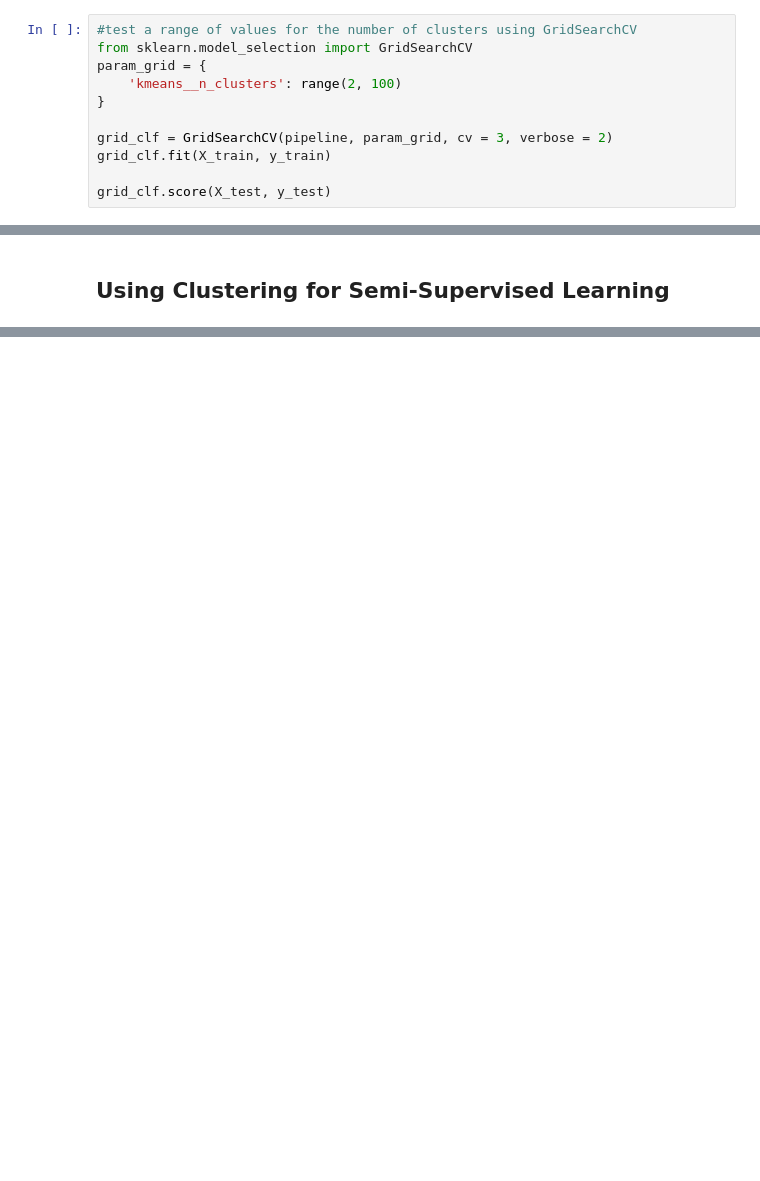
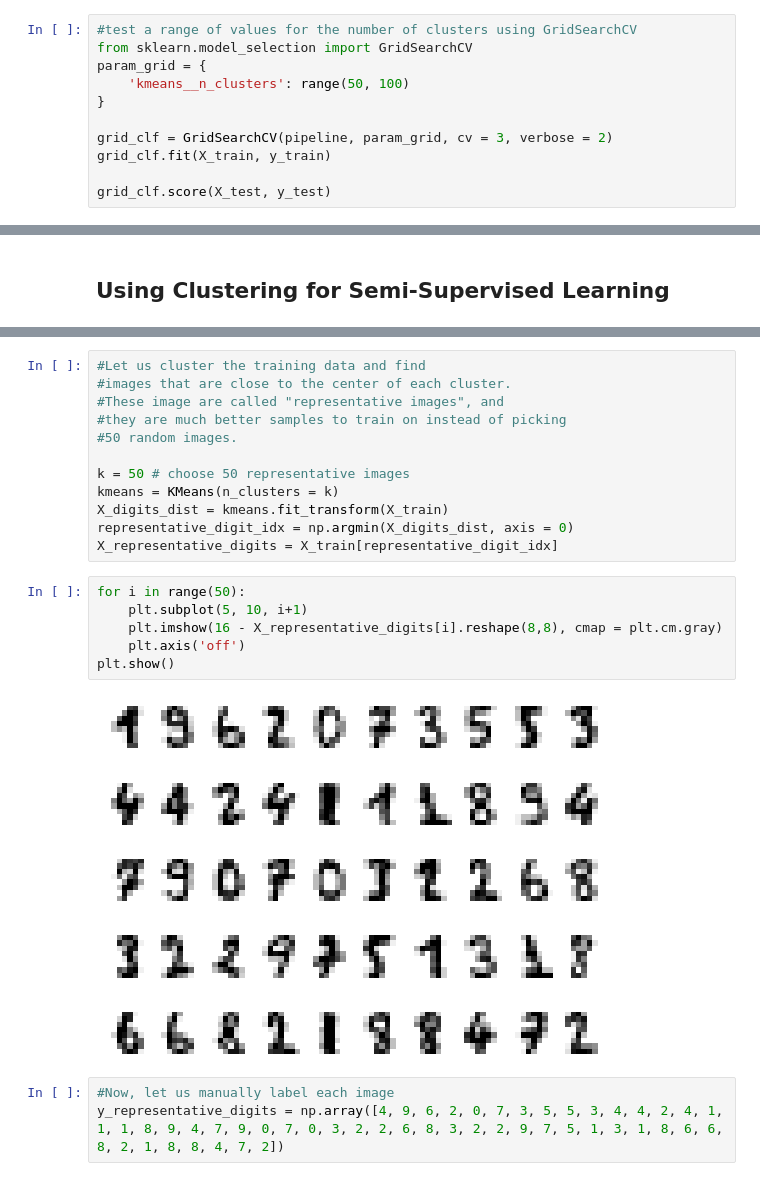
Before and after one commit to Thoalfeqar-gata/Hands-on-machine-learing-, a Jupyter notebook: Unsupervised Learning/main.ipynb, the cells around one changed output, grey strips where cells are left out. Drawn from its saved outputs; the diff is of its cells as text; blank space fills up the shorter version.

```diff
--- a/Unsupervised Learning/main.ipynb
+++ b/Unsupervised Learning/main.ipynb
@@ -271,7 +271,7 @@ pipeline.score(X_test, y_test)
 #test a range of values for the number of clusters using GridSearchCV
 from sklearn.model_selection import GridSearchCV
 param_grid = {
-    'kmeans__n_clusters': range(2, 100)
+    'kmeans__n_clusters': range(50, 100)
 }
 
 grid_clf = GridSearchCV(pipeline, param_grid, cv = 3, verbose = 2)
@@ -346,0 +318,23 @@ grid_clf.best_params_
+# %%
+#Let us cluster the training data and find
+#images that are close to the center of each cluster.
+#These image are called "representative images", and
+#they are much better samples to train on instead of picking
+#50 random images.
+
+k = 50 # choose 50 representative images
+kmeans = KMeans(n_clusters = k)
+X_digits_dist = kmeans.fit_transform(X_train)
+representative_digit_idx = np.argmin(X_digits_dist, axis = 0)
+X_representative_digits = X_train[representative_digit_idx]
+# %%
+for i in range(50):
+    plt.subplot(5, 10, i+1)
+    plt.imshow(16 - X_representative_digits[i].reshape(8,8), cmap = plt.cm.gray)
+    plt.axis('off')
+plt.show()
+# %% [output]
+[figure, added]
+# %%
+#Now, let us manually label each image
+y_representative_digits = np.array([4, 9, 6, 2, 0, 7, 3, 5, 5, 3, 4, 4, 2, 4, 1, 1, 1, 8, 9, 4, 7, 9, 0, 7, 0, 3, 2, 2, 6, 8, 3, 2, 2, 9, 7, 5, 1, 3, 1, 8, 6, 6, 8, 2, 1, 8, 8, 4, 7, 2])
```
Also changed, not shown: parts of 34 cells of this notebook.
